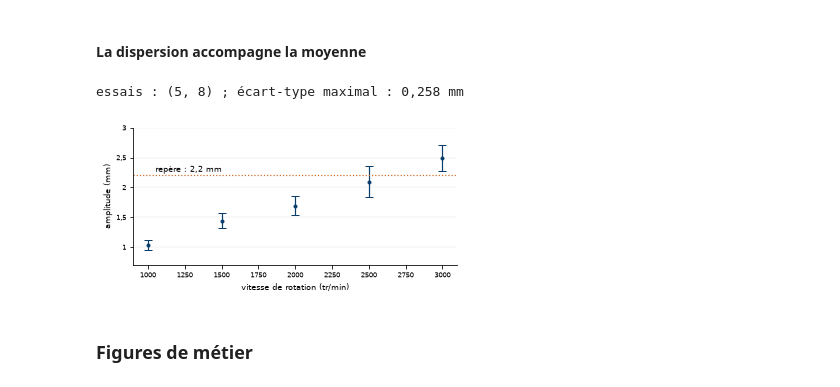
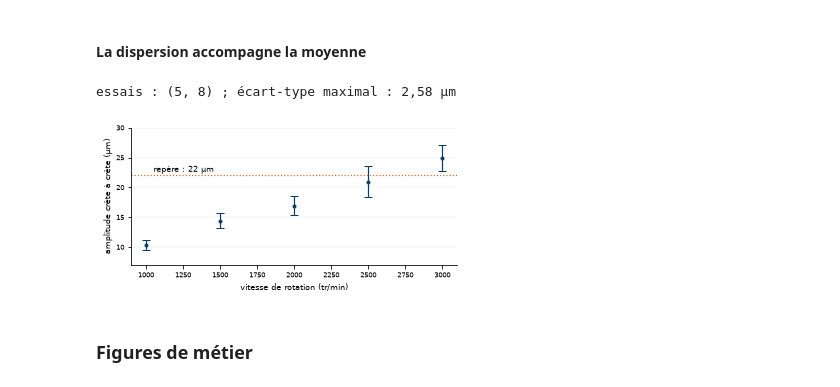
Before and after one commit to Philippe-AMUZUGA/Meca-PY_Ed2026, a Jupyter notebook: python/P05/P05-1_Figures_CORRIGE.ipynb, the cells around one changed output. Drawn from its saved outputs; the diff is of its cells as text; code cells hidden in the pictures.

```diff
--- a/python/P05/P05-1_Figures_CORRIGE.ipynb
+++ b/python/P05/P05-1_Figures_CORRIGE.ipynb
@@ -877,33 +877,33 @@ fig.savefig(DOSSIER_FIGURES / "fig_c05_source_thermique.pdf")
 # Huit répétitions par vitesse selon une loi linéaire bruitée.
 rng = np.random.default_rng(24)
 vitesses = np.array([1000, 1500, 2000, 2500, 3000])
-bruits = np.array([0.10, 0.13, 0.16, 0.19, 0.22])
-tendance = 0.35 + 0.0007 * vitesses[:, None]
+bruits = np.array([1.0, 1.3, 1.6, 1.9, 2.2])
+tendance = 3.5 + 0.007 * vitesses[:, None]
 essais = tendance + rng.normal(size=(5, 8)) * bruits[:, None]
 
-# Moyenne et dispersion mesurées sur chaque vitesse.
+# Moyenne et dispersion calculées pour chaque vitesse.
 moyennes = essais.mean(axis=1)
 ecarts = essais.std(axis=1, ddof=1)
-repere = 2.2
-dispersion = f"{ecarts.max():.3f}".replace(".", ",")
-print(f"essais : {essais.shape} ; écart-type maximal : {dispersion} mm")
+repere = 22.0
+dispersion = f"{ecarts.max():.2f}".replace(".", ",")
+print(f"essais : {essais.shape} ; écart-type maximal : {dispersion} µm")
 # %% [output]
-essais : (5, 8) ; écart-type maximal : 0,258 mm
+essais : (5, 8) ; écart-type maximal : 2,58 µm
 # %%
-# Tracé des mesures avec barres d'erreur et seuil repère.
+# Tracé des amplitudes avec barres d'erreur et repère.
 fig, ax = plt.subplots(figsize=(5.0, 2.4), layout="constrained")
 ax.errorbar(vitesses, moyennes, yerr=ecarts, fmt="o", capsize=4)
 ax.axhline(repere, color=ms.ORANGE, linestyle="dotted")
-texte = f"repère : {repere:g} mm".replace(".", ",")
-ax.text(1050, repere + 0.06, texte)
+texte = f"repère : {repere:g} µm".replace(".", ",")
+ax.text(1050, repere + 0.6, texte)
 
 # Habillage des axes et enregistrement du graphique.
-ax.set(xlabel="vitesse de rotation (tr/min)", ylabel="amplitude (mm)")
-ax.set_ylim(0.7, 3.0)
+ax.set(xlabel="vitesse de rotation (tr/min)", ylabel="amplitude crête à crête (µm)")
+ax.set_ylim(7, 30)
 ms.virgule(ax, "xy")
 fig.savefig(DOSSIER_FIGURES / "fig_c05_essais_repetes.pdf")
 # %% [output]
-[figure, old version]
+[figure, new version]
 # %% [markdown]
 ### Figures de métier
 # %% [markdown]
```
Also changed, not shown: parts of 2 cells of this notebook, 14 other files.
